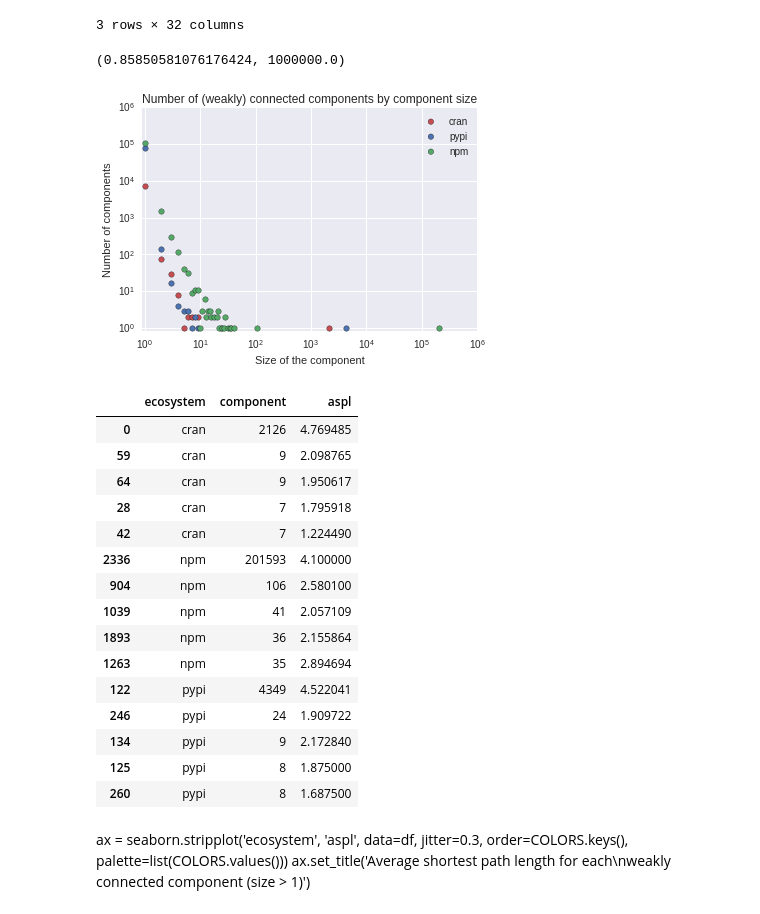
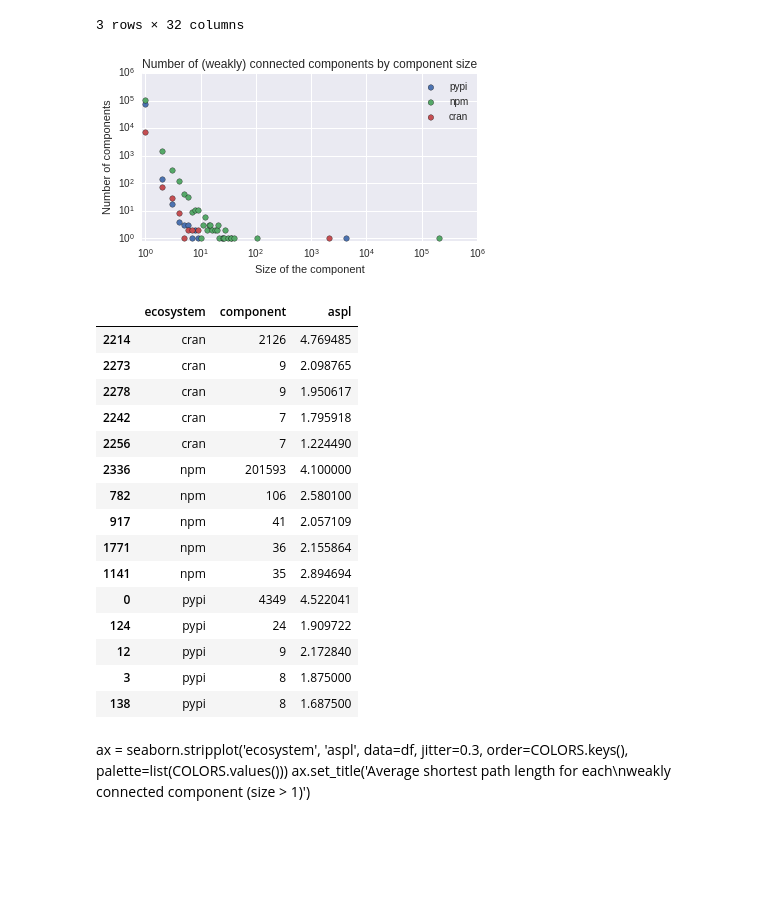
Before and after one commit to maelick/ecos-analysis, a Jupyter notebook: WEA2016-ecos/notebook/Ecosystem graphs.ipynb, the cells around one changed output. Saved outputs shown, nothing was run; the diff lists cells and outputs as text; code cells hidden in the pictures; blank space fills up the shorter version.

```diff
--- a/WEA2016-ecos/notebook/Ecosystem graphs.ipynb
+++ b/WEA2016-ecos/notebook/Ecosystem graphs.ipynb
@@ -14,3 +14,11 @@ from collections import Counter
 ecosystems = ['pypi', 'npm', 'cran']
 
 COLORS = {ecos: seaborn.color_palette()[i] for i, ecos in enumerate(ecosystems)}
+FIG_SIZE = (6, 3)
+FIG_SIZE_WIDE = (10, 3)
+SHOW_TITLE = True
+
+def savefig(fig, name):
+    # Uncomment next line to disable export
+    # return
+    return fig.savefig('../figures/{}.pdf'.format(name), bbox_inches='tight')
@@ -25,5 +25,5 @@ def igraph_to_networkx(graph):
 # %%
-graphs = {}
+graphs = OrderedDict()
 
 for ecos in ecosystems:
     with gzip.GzipFile('../../{}/data/packages.csv.gz'.format(ecos)) as f:
@@ -169,30 +181,34 @@ Number of (weakly) connected components by component size
 # %%
 d = df.reset_index().rename(columns={'index': 'component'})
 d = pandas.melt(d, id_vars='component', value_vars=['cran', 'npm', 'pypi'], var_name='ecosystem', value_name='size').dropna()
 
 ax = None
 for i, ecos in enumerate(graphs.keys()):
     kwargs = {
         'x': 'component',
         'y': 'size',
         'label': ecos,
         'logx': True,
         'logy': True,
         's': 30,
         'color': COLORS[ecos]
     }
     if ax:
         kwargs['ax'] = ax
 
     ax = d.query('ecosystem == "{}"'.format(ecos)).plot.scatter(**kwargs)
 ax.set_xlabel('Size of the component')
 ax.set_ylabel('Number of components')
-ax.set_title('Number of (weakly) connected components by component size')
 ax.set_xlim(left=0)
 ax.set_ylim(bottom=0)
+
+if SHOW_TITLE:
+    ax.set_title('Number of (weakly) connected components by component size')
+
+ax.figure.set_size_inches(FIG_SIZE)
+savefig(ax.figure, 'weakly_components')
 # %% [output]
-(0.85850581076176424, 1000000.0)
-[figure, old version]
+[figure, new version]
 # %%
 data = []
 for ecos, graph in graphs.items():
@@ -220,21 +236,21 @@ df = pandas.DataFrame.from_records(data, columns=['ecosystem', 'component', 'asp
 df.sort_values('component', ascending=False).groupby('ecosystem').head(5).sort_values('ecosystem')
 # %% [output]
 |  | ecosystem | component | aspl |
-| 0 | cran | 2126 | 4.769485 |
-| 59 | cran | 9 | 2.098765 |
-| 64 | cran | 9 | 1.950617 |
-| 28 | cran | 7 | 1.795918 |
-| 42 | cran | 7 | 1.224490 |
+| 2214 | cran | 2126 | 4.769485 |
+| 2273 | cran | 9 | 2.098765 |
+| 2278 | cran | 9 | 1.950617 |
+| 2242 | cran | 7 | 1.795918 |
+| 2256 | cran | 7 | 1.224490 |
 | 2336 | npm | 201593 | 4.100000 |
-| 904 | npm | 106 | 2.580100 |
-| 1039 | npm | 41 | 2.057109 |
-| 1893 | npm | 36 | 2.155864 |
-| 1263 | npm | 35 | 2.894694 |
-| 122 | pypi | 4349 | 4.522041 |
-| 246 | pypi | 24 | 1.909722 |
-| 134 | pypi | 9 | 2.172840 |
-| 125 | pypi | 8 | 1.875000 |
-| 260 | pypi | 8 | 1.687500 |
+| 782 | npm | 106 | 2.580100 |
+| 917 | npm | 41 | 2.057109 |
+| 1771 | npm | 36 | 2.155864 |
+| 1141 | npm | 35 | 2.894694 |
+| 0 | pypi | 4349 | 4.522041 |
+| 124 | pypi | 24 | 1.909722 |
+| 12 | pypi | 9 | 2.172840 |
+| 3 | pypi | 8 | 1.875000 |
+| 138 | pypi | 8 | 1.687500 |
 # %% [markdown]
 ax = seaborn.stripplot('ecosystem', 'aspl', data=df, jitter=0.3,
                       order=COLORS.keys(), palette=list(COLORS.values()))
```
Also changed, not shown: parts of 8 cells of this notebook, 7 other files.
